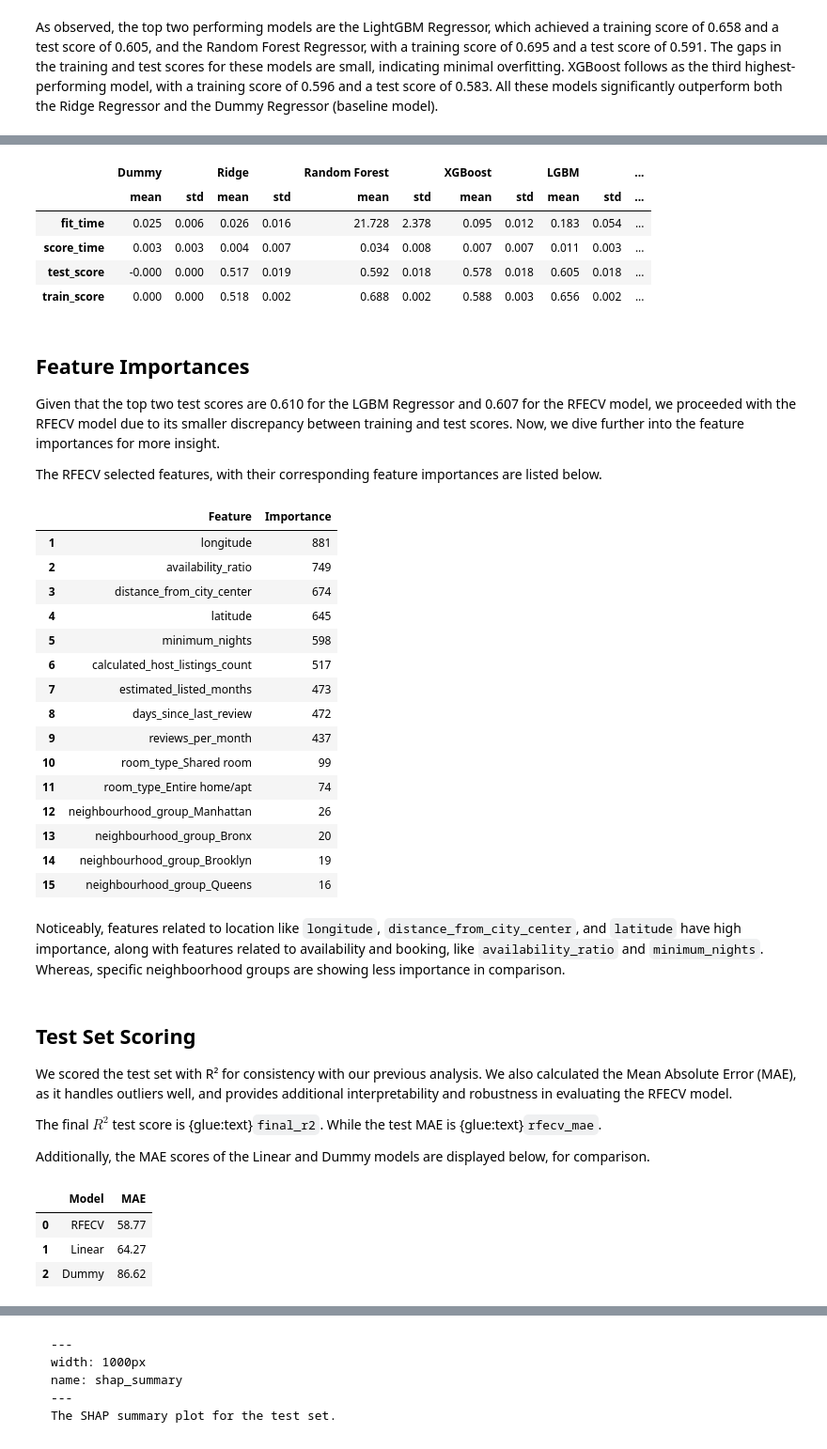
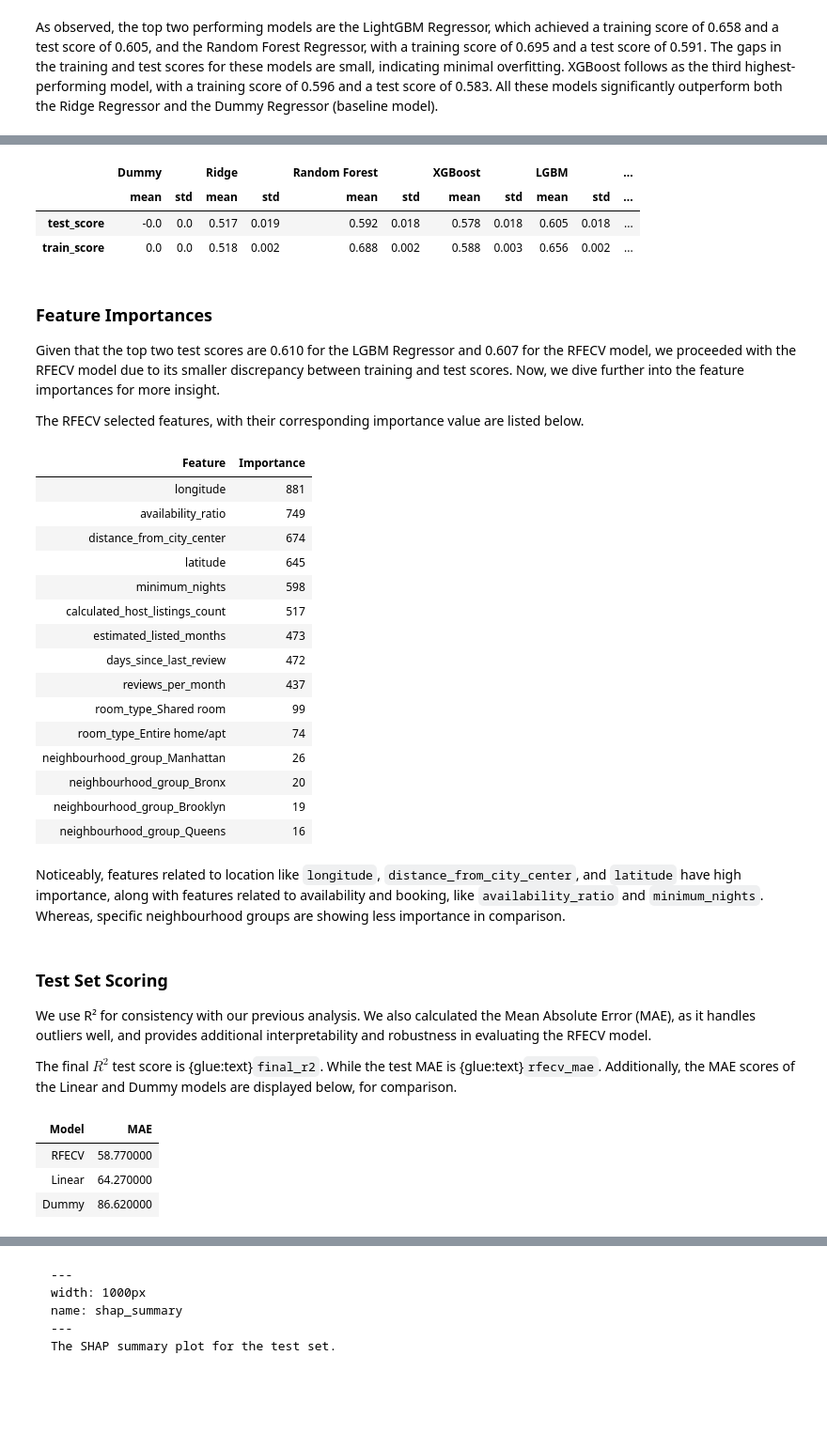
Before and after one commit to MoNorouzi23/Airbnb_analysis, a Jupyter notebook: report/airbnb_analysis_report.ipynb, the cells around one changed output, grey strips where cells are left out. Shown at 94% size. Drawn from its saved outputs; the diff is of its cells as text; code cells hidden in the pictures; blank space fills up the shorter version.

```diff
--- a/report/airbnb_analysis_report.ipynb
+++ b/report/airbnb_analysis_report.ipynb
@@ -17,14 +17,14 @@ import numpy as np
 df = pd.read_csv(config.RAW_DATA)
 files = [config.CV_DUMMY_PATH, config.CV_LINEAR_PATH, config.CV_RF_PATH, config.CV_XGB_PATH, config.CV_LGBM_PATH]
 cv_results = [joblib.load(file) for file in files]
-cv_results_ensemble = pd.concat({k: v for d in cv_results for k, v in d.items()}, axis=1)
+cv_results_ensemble = pd.concat({k: v for d in cv_results for k, v in d.items()}, axis=1).drop(index=["fit_time", "score_time"])
 tuned_files = [config.CV_RF_TUNED_PATH, config.CV_XGB_TUNED_PATH, config.CV_LGBM_TUNED_PATH, config.CV_RFECV_PATH]
 tuned_results_dict = [joblib.load(file) for file in tuned_files]
-tuned_results = pd.concat({k: v for d in tuned_results_dict for k, v in d.items()}, axis=1)
+tuned_results = pd.concat({k: v for d in tuned_results_dict for k, v in d.items()}, axis=1).drop(index=["fit_time", "score_time"])
 cv_results_all = pd.concat([cv_results_ensemble, tuned_results], axis=1)
-feat_imp = pd.read_csv(config.FEAT_IMP_PATH)
-feat_imp.index = range(1, len(feat_imp) + 1)
+feat_imp = pd.read_csv(config.FEAT_IMP_PATH).style.hide(axis="index")
 mae_comparison = pd.read_csv(config.MAE_PATH)
+mae_comparison_style = mae_comparison.style.hide(axis="index")
 mae_comparison['MAE'] = mae_comparison['MAE'].round(2)
 lgbm_tuned_test = tuned_results_dict[2]["LGBM_Tuned"]["mean"]["test_score"]
 lgbm_tuned_train = tuned_results_dict[2]["LGBM_Tuned"]["mean"]["train_score"]
@@ -224,50 +233,46 @@ cv_results_all
 # %% [output]
 |  | Dummy |  | Ridge |  | Random Forest |  | XGBoost |  | LGBM |  | ... |
 |  | mean | std | mean | std | mean | std | mean | std | mean | std | ... |
-| fit_time | 0.025 | 0.006 | 0.026 | 0.016 | 21.728 | 2.378 | 0.095 | 0.012 | 0.183 | 0.054 | ... |
-| score_time | 0.003 | 0.003 | 0.004 | 0.007 | 0.034 | 0.008 | 0.007 | 0.007 | 0.011 | 0.003 | ... |
-| test_score | -0.000 | 0.000 | 0.517 | 0.019 | 0.592 | 0.018 | 0.578 | 0.018 | 0.605 | 0.018 | ... |
-| train_score | 0.000 | 0.000 | 0.518 | 0.002 | 0.688 | 0.002 | 0.588 | 0.003 | 0.656 | 0.002 | ... |
+| test_score | -0.0 | 0.0 | 0.517 | 0.019 | 0.592 | 0.018 | 0.578 | 0.018 | 0.605 | 0.018 | ... |
+| train_score | 0.0 | 0.0 | 0.518 | 0.002 | 0.688 | 0.002 | 0.588 | 0.003 | 0.656 | 0.002 | ... |
 # %% [markdown]
-## Feature Importances
+### Feature Importances
 
 Given that the top two test scores are 0.610 for the LGBM Regressor and 0.607 for the RFECV model, we proceeded with the RFECV model due to its smaller discrepancy between training and test scores. Now, we dive further into the feature importances for more insight.
 
-The RFECV selected features, with their corresponding feature importances are listed below.
+The RFECV selected features, with their corresponding importance value are listed below.
 # %%
 feat_imp
 # %% [output]
-|  | Feature | Importance |
-| 1 | longitude | 881 |
-| 2 | availability_ratio | 749 |
-| 3 | distance_from_city_center | 674 |
-| 4 | latitude | 645 |
-| 5 | minimum_nights | 598 |
-| 6 | calculated_host_listings_count | 517 |
-| 7 | estimated_listed_months | 473 |
-| 8 | days_since_last_review | 472 |
-| 9 | reviews_per_month | 437 |
-| 10 | room_type_Shared room | 99 |
-| 11 | room_type_Entire home/apt | 74 |
-| 12 | neighbourhood_group_Manhattan | 26 |
-| 13 | neighbourhood_group_Bronx | 20 |
-| 14 | neighbourhood_group_Brooklyn | 19 |
-| 15 | neighbourhood_group_Queens | 16 |
+| Feature | Importance |
+| longitude | 881 |
+| availability_ratio | 749 |
+| distance_from_city_center | 674 |
+| latitude | 645 |
+| minimum_nights | 598 |
+| calculated_host_listings_count | 517 |
+| estimated_listed_months | 473 |
+| days_since_last_review | 472 |
+| reviews_per_month | 437 |
+| room_type_Shared room | 99 |
+| room_type_Entire home/apt | 74 |
+| neighbourhood_group_Manhattan | 26 |
+| neighbourhood_group_Bronx | 20 |
+| neighbourhood_group_Brooklyn | 19 |
+| neighbourhood_group_Queens | 16 |
 # %% [markdown]
-Noticeably, features related to location like `longitude`, `distance_from_city_center`, and `latitude` have high importance, along with features related to availability and booking, like `availability_ratio` and `minimum_nights`. Whereas, specific neighboorhood groups are showing less importance in comparison.
+Noticeably, features related to location like `longitude`, `distance_from_city_center`, and `latitude` have high importance, along with features related to availability and booking, like `availability_ratio` and `minimum_nights`. Whereas, specific neighbourhood groups are showing less importance in comparison.
 # %% [markdown]
-## Test Set Scoring <a name="1"></a>
+### Test Set Scoring <a name="1"></a>
 
-We scored the test set with R² for consistency with our previous analysis. We also calculated the Mean Absolute Error (MAE), as it handles outliers well, and provides additional interpretability and robustness in evaluating the RFECV model.
+We use R² for consistency with our previous analysis. We also calculated the Mean Absolute Error (MAE), as it handles outliers well, and provides additional interpretability and robustness in evaluating the RFECV model.
 
-The final $R^2$ test score is {glue:text}`final_r2`. While the test MAE is {glue:text}`rfecv_mae`.
-
-Additionally, the MAE scores of the Linear and Dummy models are displayed below, for comparison.
+The final $R^2$ test score is {glue:text}`final_r2`. While the test MAE is {glue:text}`rfecv_mae`. Additionally, the MAE scores of the Linear and Dummy models are displayed below, for comparison.
 # %%
-mae_comparison
+mae_comparison_style
 # %% [output]
-|  | Model | MAE |
-| 0 | RFECV | 58.77 |
-| 1 | Linear | 64.27 |
-| 2 | Dummy | 86.62 |
+| Model | MAE |
+| RFECV | 58.770000 |
+| Linear | 64.270000 |
+| Dummy | 86.620000 |
 # %% [markdown]
```
Also changed, not shown: parts of 36 cells of this notebook.
